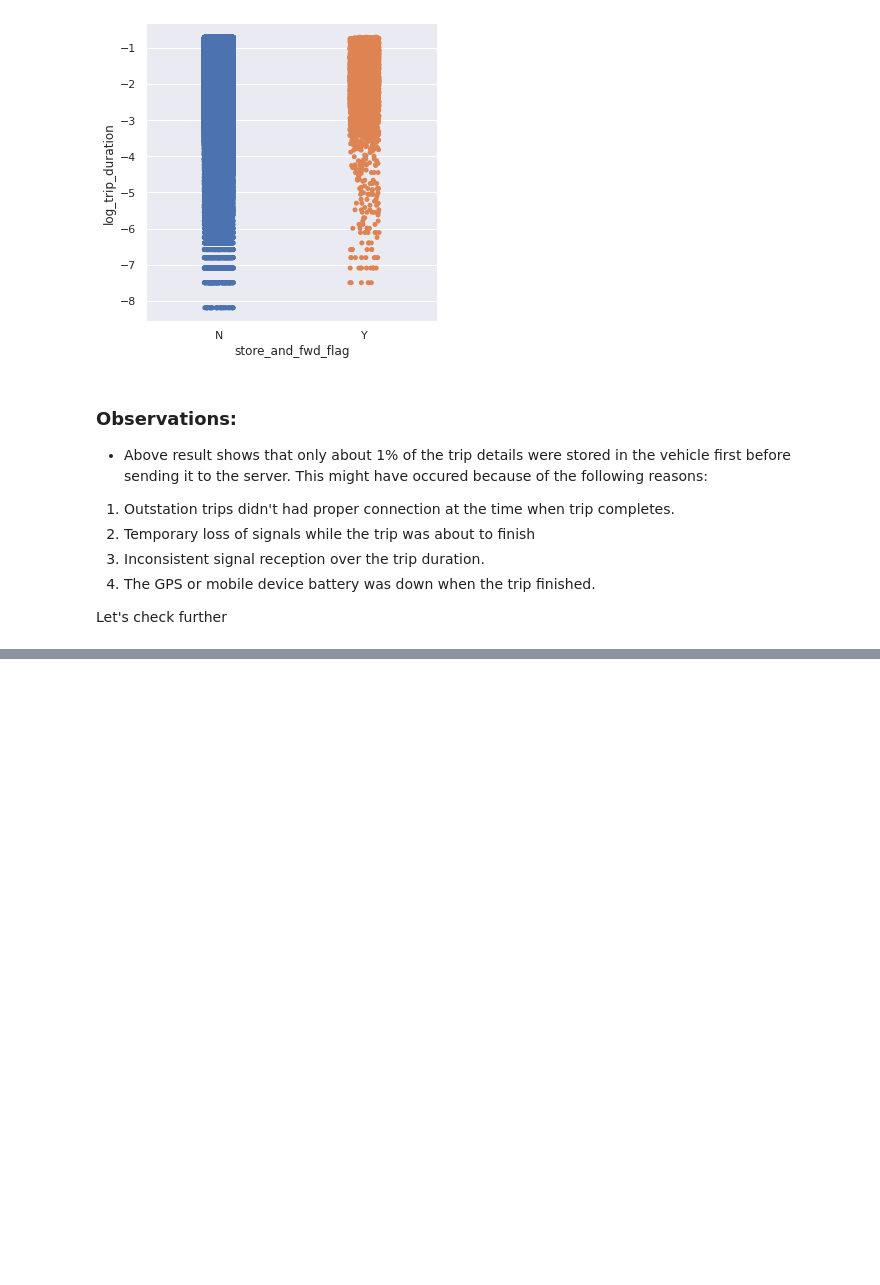
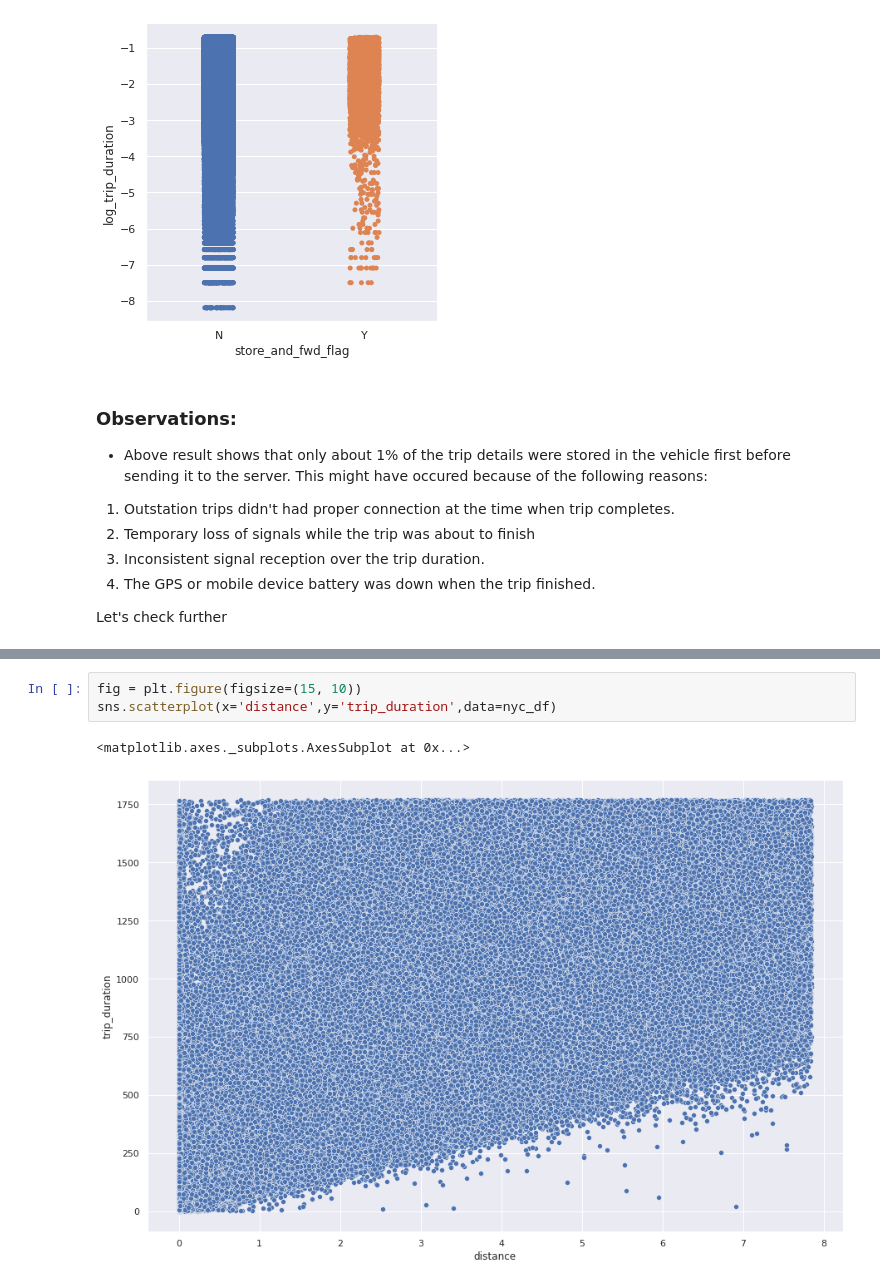
Before and after one commit to AnshRockstar/NYC-Taxi-Trip-Duration-Prediction, a Jupyter notebook: NYC_Taxi_Trip_Time_Prediction_Capstone_Project.ipynb, the cells around one changed output, grey strips where cells are left out. Saved outputs shown, nothing was run; the diff lists cells and outputs as text; blank space fills up the shorter version.

```diff
--- a/NYC_Taxi_Trip_Time_Prediction_Capstone_Project.ipynb
+++ b/NYC_Taxi_Trip_Time_Prediction_Capstone_Project.ipynb
@@ -645,0 +651,6 @@ Let's check further
+# %%
+fig = plt.figure(figsize=(15, 10))
+sns.scatterplot(x='distance',y='trip_duration',data=nyc_df)
+# %% [output]
+<matplotlib.axes._subplots.AxesSubplot at 0x...>
+[figure, added]
```
Also changed, not shown: parts of 7 cells of this notebook.
